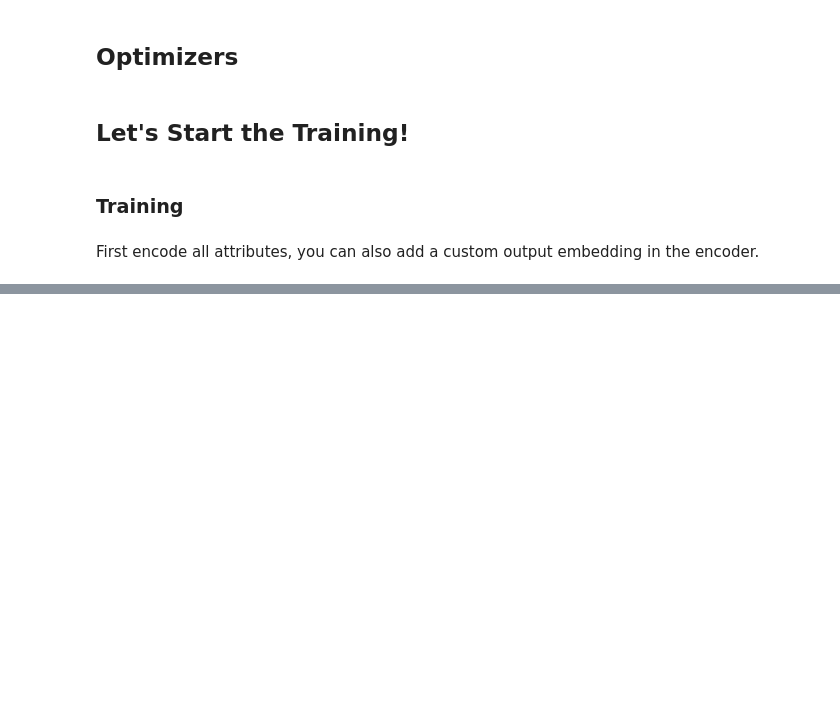
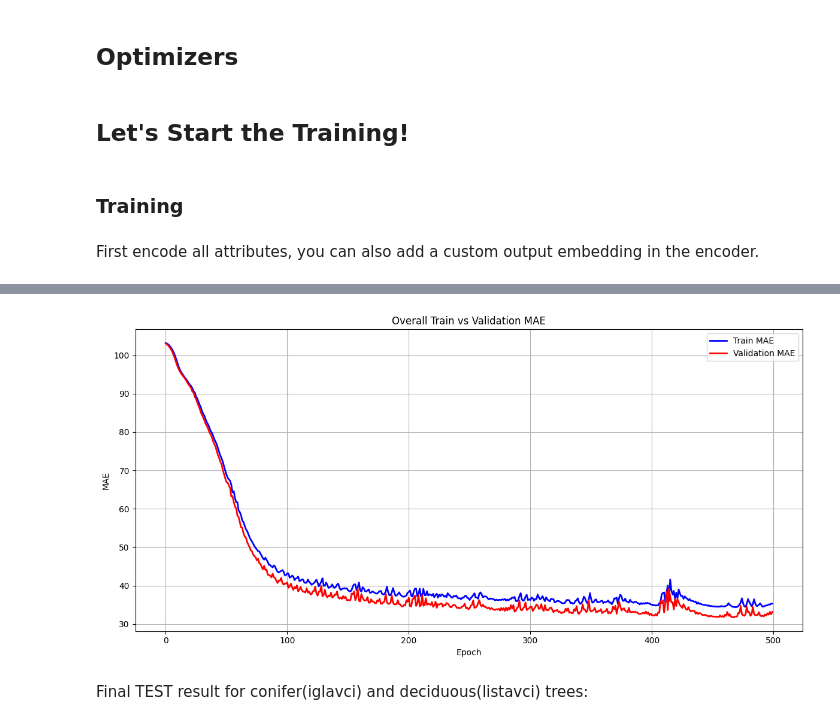
Before and after one commit to westarman/MLG-Project, a Jupyter notebook: models/graphSAGE/graphSAGE.ipynb, the cells around one changed output, grey strips where cells are left out. Drawn from its saved outputs; the diff is of its cells as text; code cells hidden in the pictures; blank space fills up the shorter version.

```diff
--- a/models/graphSAGE/graphSAGE.ipynb
+++ b/models/graphSAGE/graphSAGE.ipynb
@@ -438,19 +405,6 @@ data.lega = data.lega.to(device)
 ### Training
 # %% [markdown]
 First encode all attributes, you can also add a custom output embedding in the encoder.
-# %%
-# encode all attributes
-# 14 - categorical & 11 - numerical
-encoder = AttributeEncoder(numeric_attr,categories,out_emb_dim=None).to(device)
-data.x = encoder(data.numeric, cat_list, categories)
-
-print("Categories: ", categories)
-print("Categorical embedding sizes per attribute:")
-for i, mlp in enumerate(encoder.category_encoder.embedders):
-    # the first Linear layer output gives the embedding dimension
-    emb_dim = mlp[0].out_features
-    print(f"Attribute {i}: {emb_dim} dims")
-print("Output embedding shape:", data.x.shape)  # [num_nodes, out_emb_dim]
 # %%
 import copy
 import matplotlib.pyplot as plt
@@ -465,11 +419,8 @@ args = Args()
 
 target_dim  = data.y.size(1)
 encoder_out_emb_dim = 48
-# Model instantiation needs to pass encoder related parameters
-# The input_dim for GNNStack is now determined by the encoder's output_emb_dim
-# We will pass the numeric_attr (number of numerical attributes) and categories (list of category sizes)
-model = GNNStack(numeric_attr_dim=numeric_attr, categories_list=categories,
-                  encoder_out_emb_dim=encoder_out_emb_dim, hidden_dim=args.hidden_dim, output_dim=target_dim, args=args).to(device)
+model = GNNStack(numeric_attr_dim=numeric_attr, categories_list=categories, encoder_out_emb_dim=encoder_out_emb_dim,
+                 hidden_dim=args.hidden_dim, output_dim=target_dim, args=args).to(device)
 optimizer = torch.optim.Adam(model.parameters(), lr=0.025, weight_decay=5e-3)
 data = data.to(device)
 
@@ -620,24 +571,19 @@ def report_buckets(true, pred, name):
         )
 
         print(
-            f"{k:9s}: "
-            f"range = [{lo:.2f}, {hi:.2f}] | "
+            f"{k:9s}[{lo:.0f}, {hi:.0f}]: "
             f"MAE = {bucket_mae:.2f} | "
             f"count = {m.sum().item()}"
         )
 
-
-# etigl (bucketed by lzigl)
-report_buckets(
-    true=y_test[:, 0],
-    pred=y_pred_test[:, 0],
-    name="lzigl buckets → etigl"
-)
-
-# etlst (bucketed by lzlst)
-report_buckets(
-    true=y_test[:, 1],
-    pred=y_pred_test[:, 1],
-    name="lzlst buckets → etlst"
-)
+plt.figure(figsize=(12, 6))
+plt.plot(train_losses, label="Train MAE", color="blue", lw=2)
+plt.plot(val_losses, label="Validation MAE", color="red", lw=2)
+plt.xlabel("Epoch")
+plt.ylabel("MAE")
+plt.title("Overall Train vs Validation MAE")
+plt.legend()
+plt.grid(True)
+plt.tight_layout()
+plt.show()
 # %% [output]
@@ -660,0 +607,3 @@ Very High: range = [323.00, 7260.00] | MAE = 214.05 | count = 3488
+[figure, added]
+# %% [markdown]
+Final TEST result for conifer(iglavci) and deciduous(listavci) trees:
```
Also changed, not shown: parts of 7 cells of this notebook.
